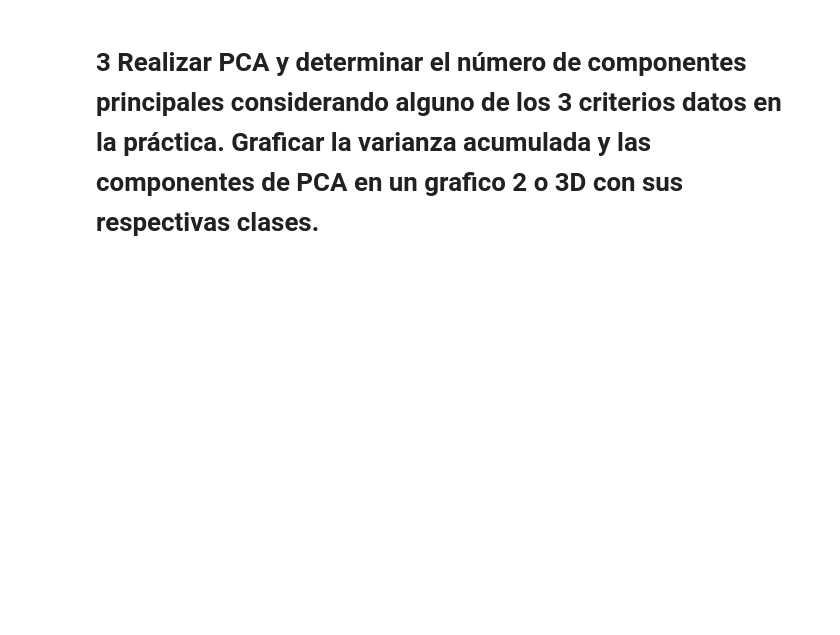
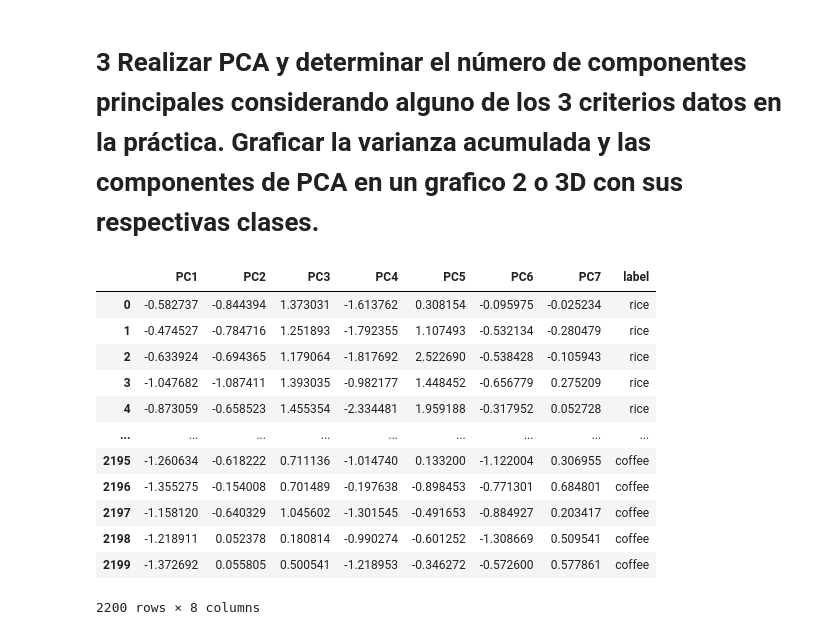
Before and after one commit to agustinarenas/MD-TUIA-Arenas-Petetta, a Jupyter notebook: TPDM_1_Petetta.ipynb, the cells around one changed output. Saved outputs shown, nothing was run; the diff lists cells and outputs as text; code cells hidden in the pictures; blank space fills up the shorter version.

```diff
--- a/TPDM_1_Petetta.ipynb
+++ b/TPDM_1_Petetta.ipynb
@@ -152,0 +167,16 @@ df_final.tail()
+# %%
+pca_df
+# %% [output]
+|  | PC1 | PC2 | PC3 | PC4 | PC5 | PC6 | PC7 | label |
+| 0 | -0.582737 | -0.844394 | 1.373031 | -1.613762 | 0.308154 | -0.095975 | -0.025234 | rice |
+| 1 | -0.474527 | -0.784716 | 1.251893 | -1.792355 | 1.107493 | -0.532134 | -0.280479 | rice |
+| 2 | -0.633924 | -0.694365 | 1.179064 | -1.817692 | 2.522690 | -0.538428 | -0.105943 | rice |
+| 3 | -1.047682 | -1.087411 | 1.393035 | -0.982177 | 1.448452 | -0.656779 | 0.275209 | rice |
+| 4 | -0.873059 | -0.658523 | 1.455354 | -2.334481 | 1.959188 | -0.317952 | 0.052728 | rice |
+| ... | ... | ... | ... | ... | ... | ... | ... | ... |
+| 2195 | -1.260634 | -0.618222 | 0.711136 | -1.014740 | 0.133200 | -1.122004 | 0.306955 | coffee |
+| 2196 | -1.355275 | -0.154008 | 0.701489 | -0.197638 | -0.898453 | -0.771301 | 0.684801 | coffee |
+| 2197 | -1.158120 | -0.640329 | 1.045602 | -1.301545 | -0.491653 | -0.884927 | 0.203417 | coffee |
+| 2198 | -1.218911 | 0.052378 | 0.180814 | -0.990274 | -0.601252 | -1.308669 | 0.509541 | coffee |
+| 2199 | -1.372692 | 0.055805 | 0.500541 | -1.218953 | -0.346272 | -0.572600 | 0.577861 | coffee |
+2200 rows × 8 columns
```
Also changed, not shown: parts of 19 cells of this notebook.
